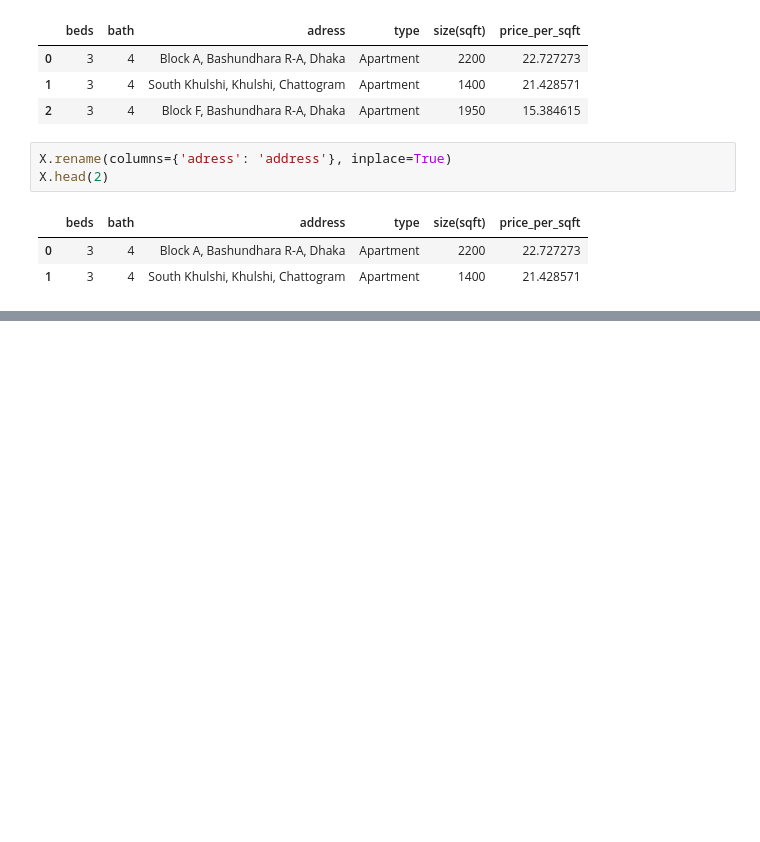
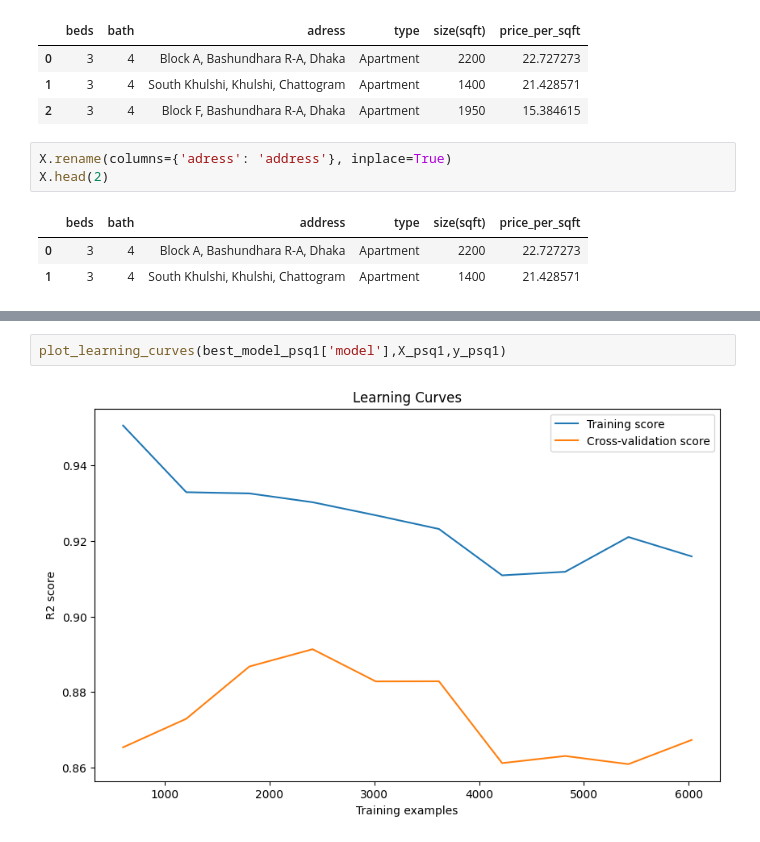
Before and after one commit to DittoOne/HomeHutBD, a Jupyter notebook: Artifacts/BD_Property_listing.ipynb, the cells around one changed output, grey strips where cells are left out. Saved outputs shown, nothing was run; the diff lists cells and outputs as text; blank space fills up the shorter version.

```diff
--- a/Artifacts/BD_Property_listing.ipynb
+++ b/Artifacts/BD_Property_listing.ipynb
@@ -585,0 +864,4 @@ Predicted Price: 15,551.90 tk
+# %%
+plot_learning_curves(best_model_psq1['model'],X_psq1,y_psq1)
+# %% [output]
+[figure, added]
```
Also changed, not shown: parts of 28 cells of this notebook, 44 other files.
